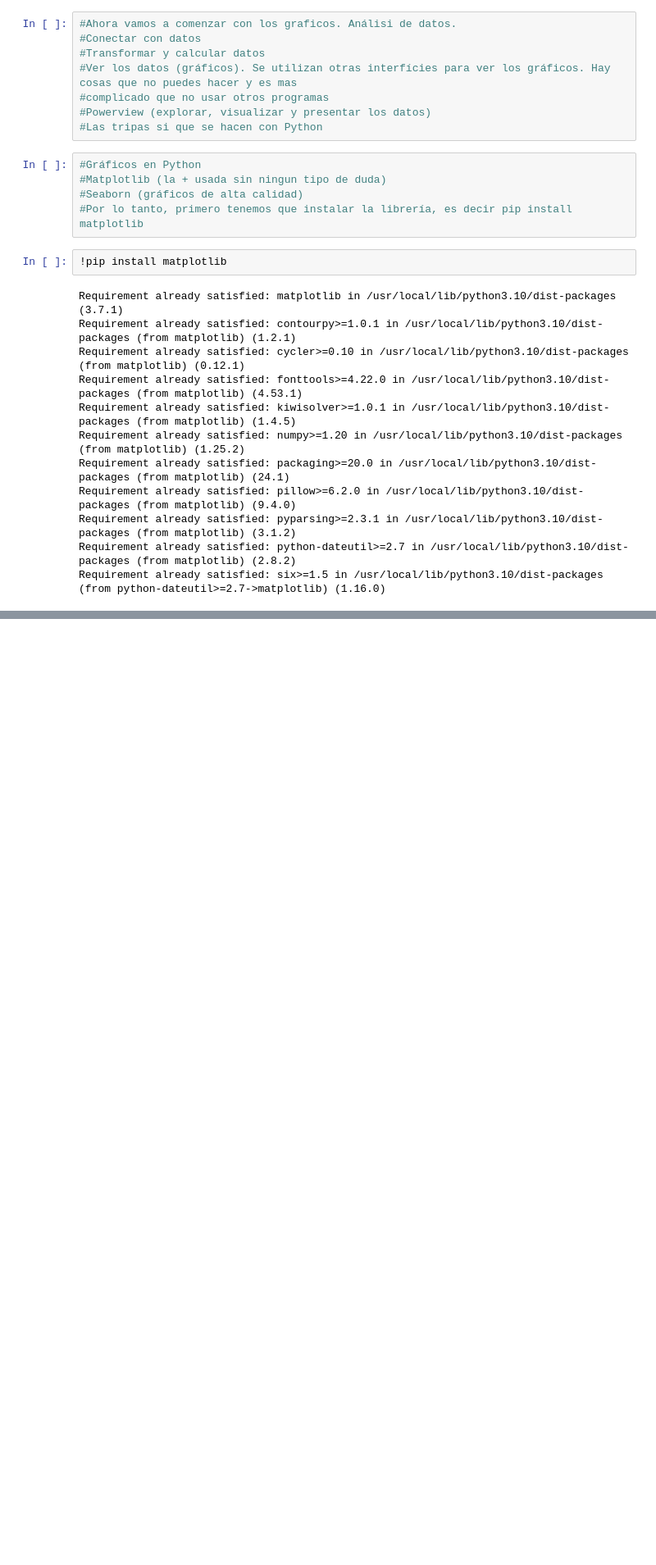
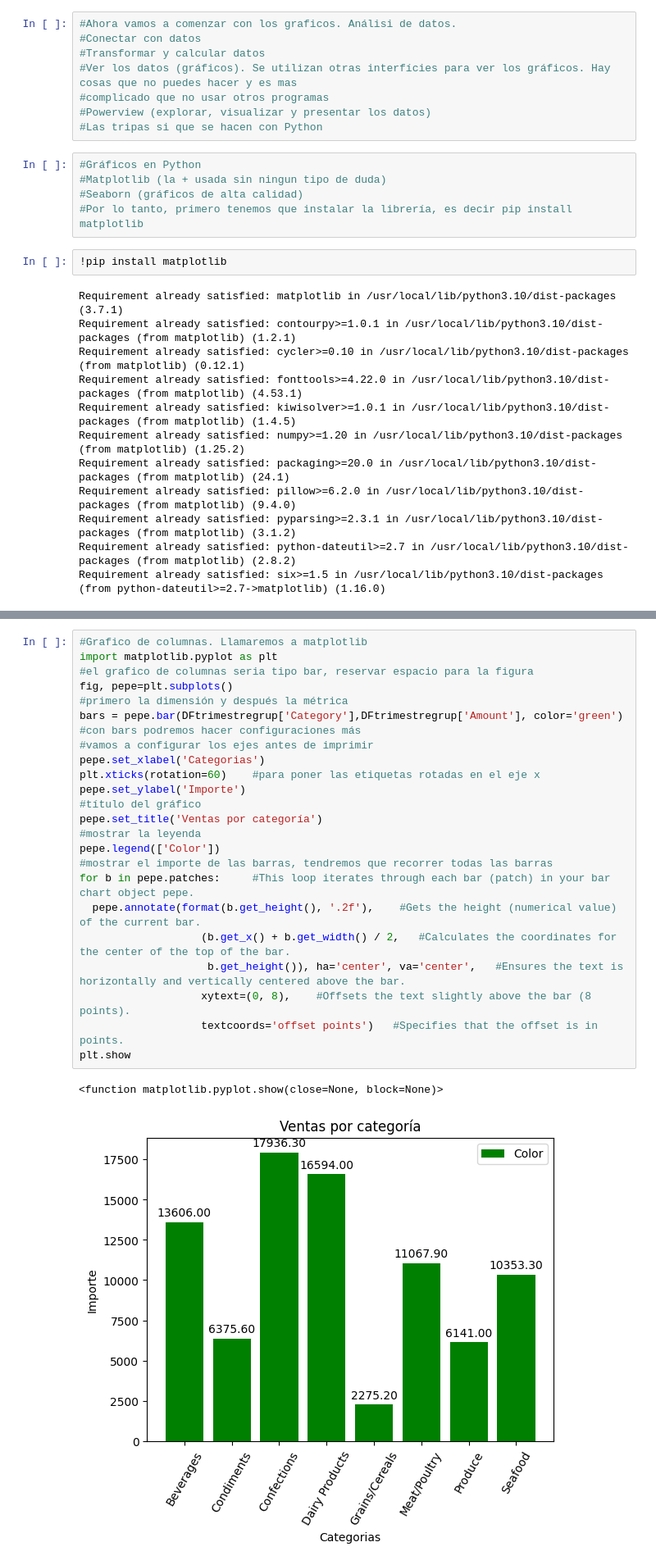
Before and after one commit to rvagelet/Python, a Jupyter notebook: 17072024.ipynb, the cells around one changed output, grey strips where cells are left out. Shown at 82% size. Saved outputs shown, nothing was run; the diff lists cells and outputs as text; blank space fills up the shorter version.

```diff
--- a/17072024.ipynb
+++ b/17072024.ipynb
@@ -356,0 +398,27 @@ Requirement already satisfied: six>=1.5 in /usr/local/lib/python3.10/dist-packag
+# %%
+#Grafico de columnas. Llamaremos a matplotlib
+import matplotlib.pyplot as plt
+#el grafico de columnas seria tipo bar, reservar espacio para la figura
+fig, pepe=plt.subplots()
+#primero la dimensión y después la métrica
+bars = pepe.bar(DFtrimestregrup['Category'],DFtrimestregrup['Amount'], color='green')
+#con bars podremos hacer configuraciones más
+#vamos a configurar los ejes antes de imprimir
+pepe.set_xlabel('Categorias')
+plt.xticks(rotation=60)    #para poner las etiquetas rotadas en el eje x
+pepe.set_ylabel('Importe')
+#título del gráfico
+pepe.set_title('Ventas por categoría')
+#mostrar la leyenda
+pepe.legend(['Color'])
+#mostrar el importe de las barras, tendremos que recorrer todas las barras
+for b in pepe.patches:     #This loop iterates through each bar (patch) in your bar chart object pepe.
+  pepe.annotate(format(b.get_height(), '.2f'),    #Gets the height (numerical value) of the current bar.
+                   (b.get_x() + b.get_width() / 2,   #Calculates the coordinates for the center of the top of the bar.
+                    b.get_height()), ha='center', va='center',   #Ensures the text is horizontally and vertically centered above the bar.
+                   xytext=(0, 8),    #Offsets the text slightly above the bar (8 points).
+                   textcoords='offset points')   #Specifies that the offset is in points.
+plt.show
+# %% [output]
+<function matplotlib.pyplot.show(close=None, block=None)>
+[figure, added]
```
Also changed, not shown: parts of 3 cells of this notebook.
